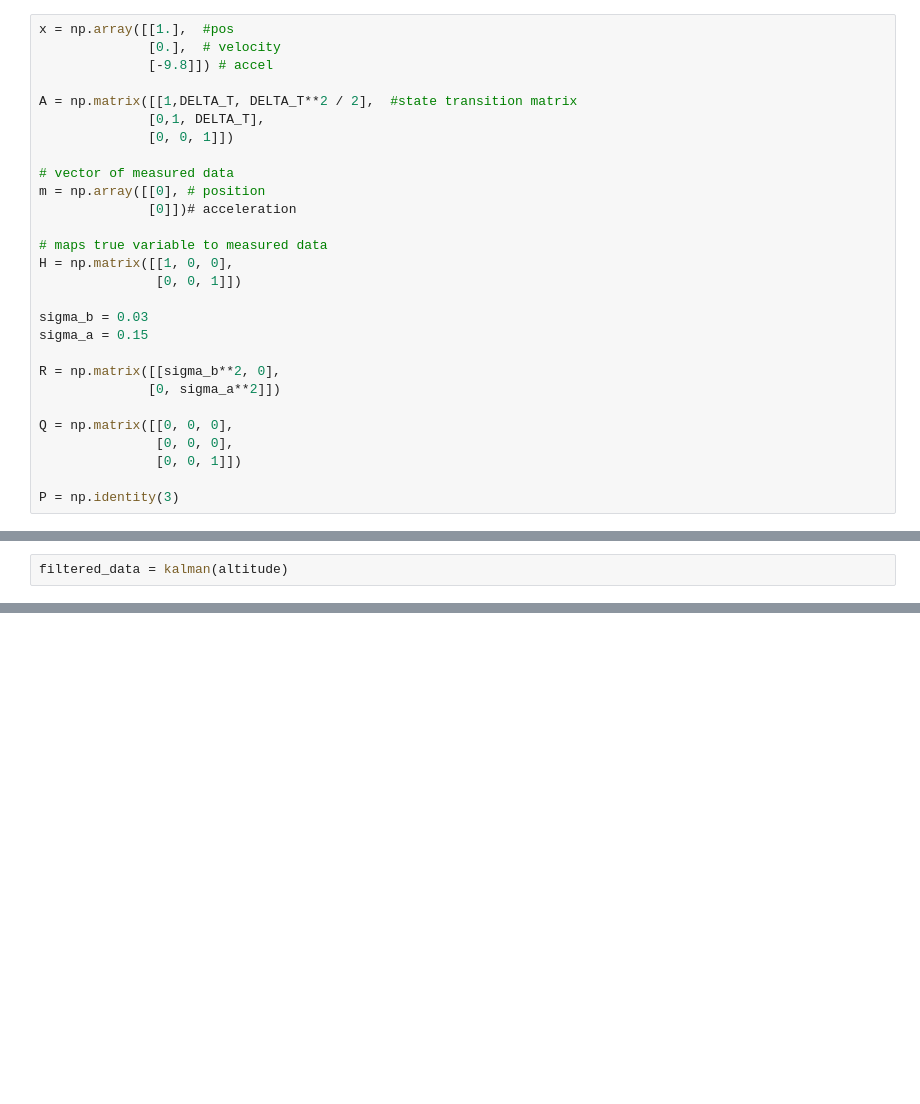
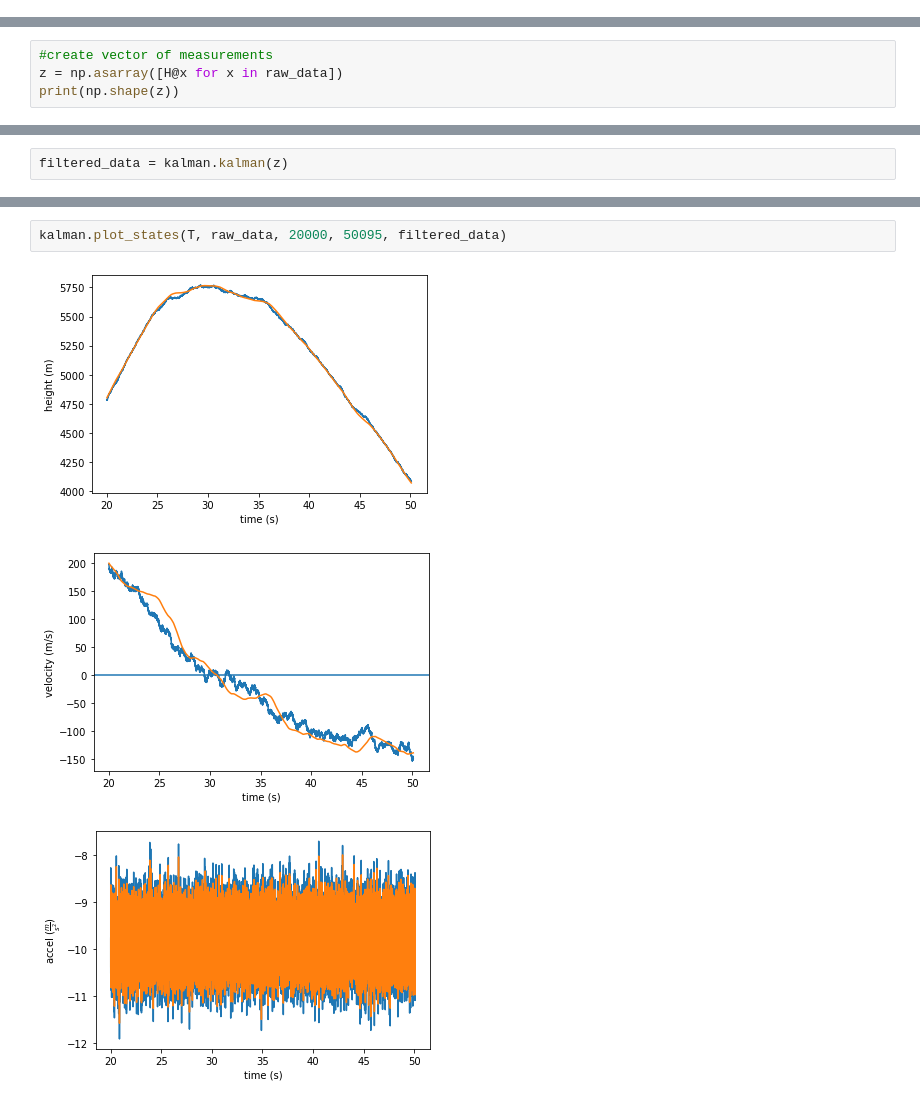
Before and after one commit to Space-Enterprise-at-Berkeley/Tests, a Jupyter notebook: Barometer Apogee detection test.ipynb, the cells around one changed output, grey strips where cells are left out. Saved outputs shown, nothing was run; the diff lists cells and outputs as text; blank space fills up the shorter version.

```diff
--- a/Barometer Apogee detection test.ipynb
+++ b/Barometer Apogee detection test.ipynb
@@ -58,28 +93,0 @@ $$x_k = A x_{k-1} + G a_k$$
-# %%
-x = np.array([[1.],  #pos
-              [0.],  # velocity
-              [-9.8]]) # accel
-
-A = np.matrix([[1,DELTA_T, DELTA_T**2 / 2],  #state transition matrix
-              [0,1, DELTA_T],
-              [0, 0, 1]])
-
-# vector of measured data
-m = np.array([[0], # position
-              [0]])# acceleration
-
-# maps true variable to measured data
-H = np.matrix([[1, 0, 0],
-               [0, 0, 1]])
-
-sigma_b = 0.03
-sigma_a = 0.15
-
-R = np.matrix([[sigma_b**2, 0],
-              [0, sigma_a**2]])
-
-Q = np.matrix([[0, 0, 0],
-               [0, 0, 0],
-               [0, 0, 1]])
-
-P = np.identity(3)
@@ -184,0 +114,4 @@ def kalman(data):
+# %%
+#create vector of measurements
+z = np.asarray([H@x for x in raw_data])
+print(np.shape(z))
@@ -185,2 +120,2 @@ def kalman(data):
 # %%
-filtered_data = kalman(altitude)
+filtered_data = kalman.kalman(z)
@@ -249,0 +137,6 @@ plt.axvline(apogee)
+# %%
+kalman.plot_states(T, raw_data, 20000, 50095, filtered_data)
+# %% [output]
+[figure, added]
+[figure, added]
+[figure, added]
```
Also changed, not shown: parts of 23 cells of this notebook, 2 other files.
